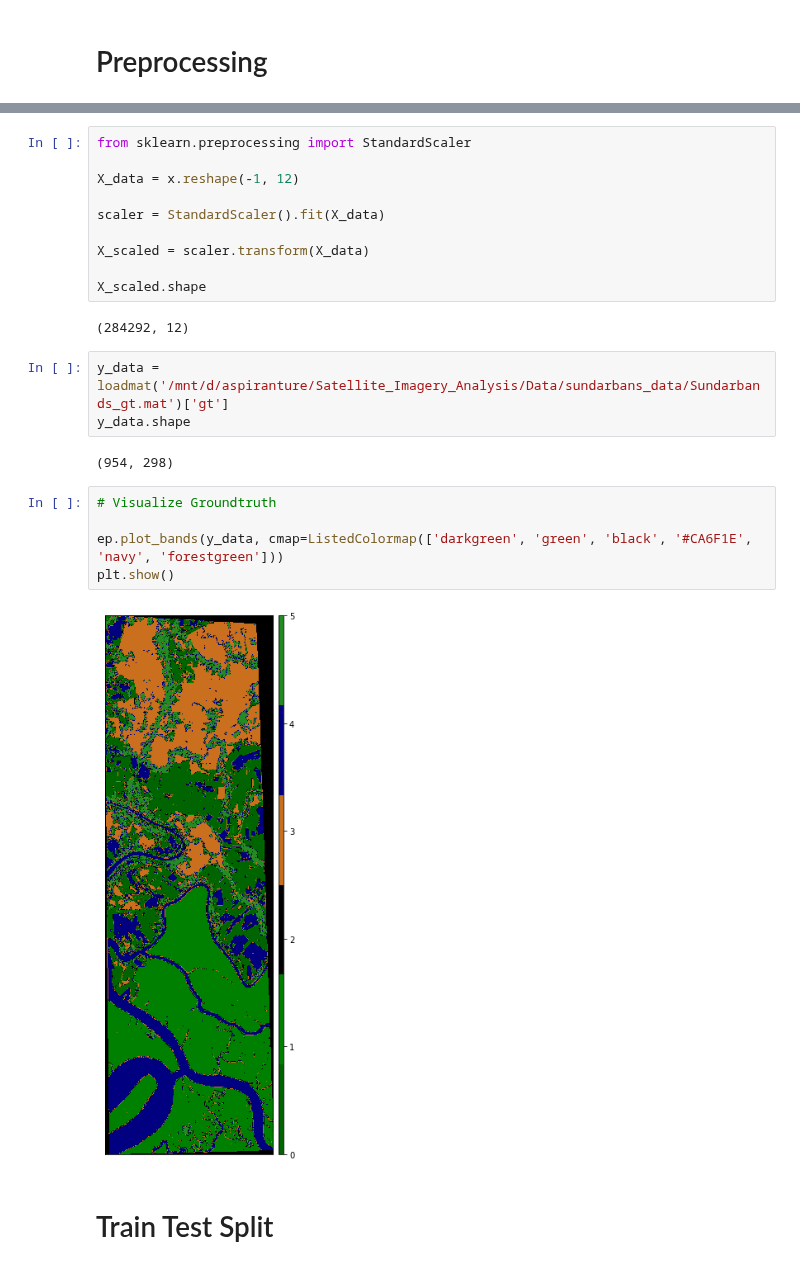
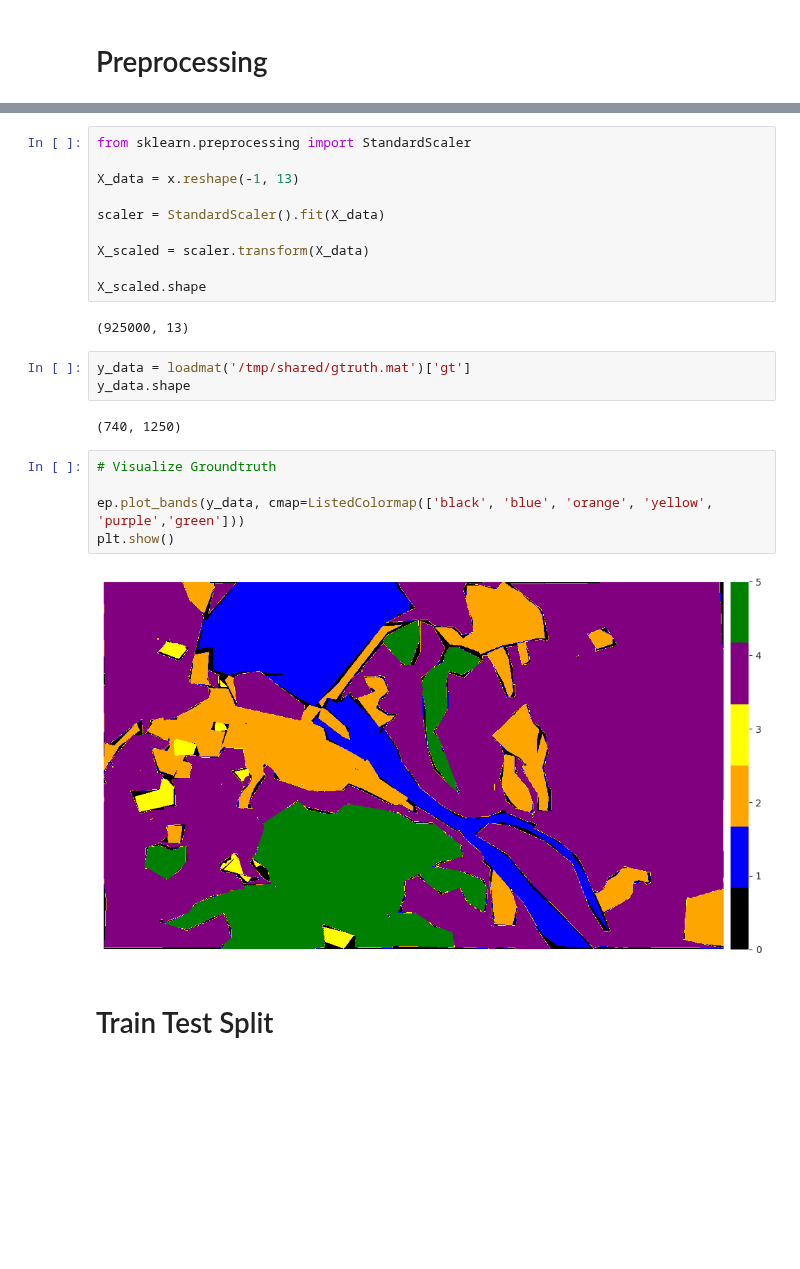
Before and after one commit to angpysha/Satellite_Imagery_Analysis, a Jupyter notebook: Classification/Land_Cover_Classification_in_Satellite_Imagery_using_Python.ipynb, the cells around one changed output, grey strips where cells are left out. Saved outputs shown, nothing was run; the diff lists cells and outputs as text; blank space fills up the shorter version.

```diff
--- a/Classification/Land_Cover_Classification_in_Satellite_Imagery_using_Python.ipynb
+++ b/Classification/Land_Cover_Classification_in_Satellite_Imagery_using_Python.ipynb
@@ -128,7 +147,7 @@ x.shape
 # %%
 from sklearn.preprocessing import StandardScaler
 
-X_data = x.reshape(-1, 12)
+X_data = x.reshape(-1, 13)
 
 scaler = StandardScaler().fit(X_data)
 
@@ -136,19 +155,19 @@ X_scaled = scaler.transform(X_data)
 
 X_scaled.shape
 # %% [output]
-(284292, 12)
+(925000, 13)
 # %%
-y_data = loadmat('/mnt/d/aspiranture/Satellite_Imagery_Analysis/Data/sundarbans_data/Sundarbands_gt.mat')['gt']
+y_data = loadmat('/tmp/shared/gtruth.mat')['gt']
 y_data.shape
 # %% [output]
-(954, 298)
+(740, 1250)
 # %%
 # Visualize Groundtruth
 
-ep.plot_bands(y_data, cmap=ListedColormap(['darkgreen', 'green', 'black', '#CA6F1E', 'navy', 'forestgreen']))
+ep.plot_bands(y_data, cmap=ListedColormap(['black', 'blue', 'orange', 'yellow', 'purple','green']))
 plt.show()
 # %% [output]
-[figure, old version]
+[figure, new version]
 # %% [markdown]
 # Train Test Split
 # %%
```
Also changed, not shown: parts of 16 cells of this notebook, 2 other files.
